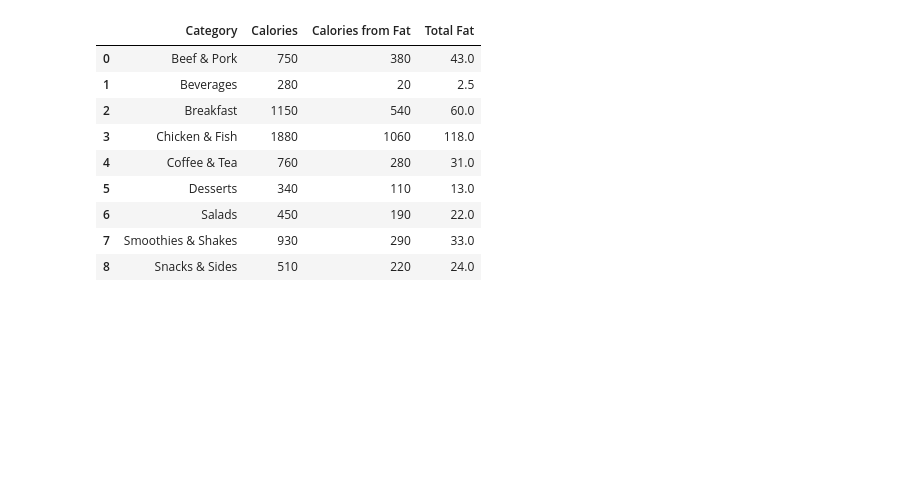
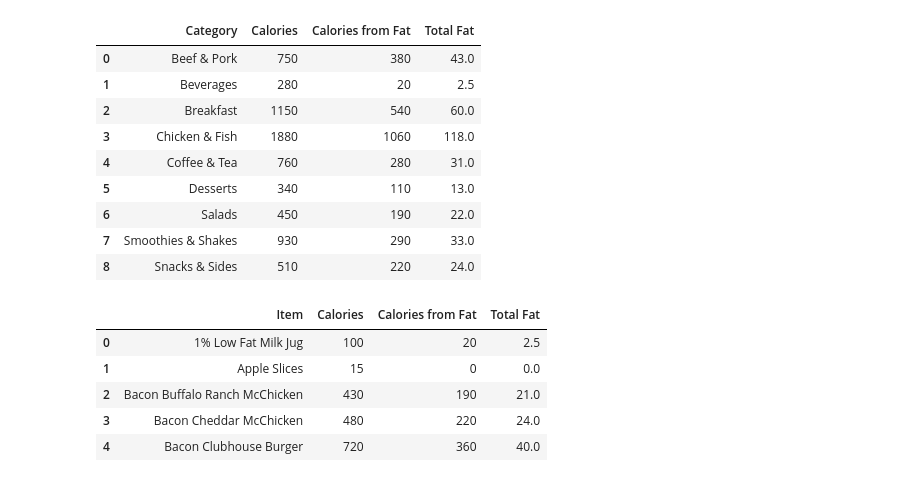
Before and after one commit to ipatel467/McDonald-s-Menu, a Jupyter notebook: Index.ipynb, the cells around one changed output. Drawn from its saved outputs; the diff is of its cells as text; code cells hidden in the pictures; blank space fills up the shorter version.

```diff
--- a/Index.ipynb
+++ b/Index.ipynb
@@ -248,3 +248,14 @@ df.groupby('Category').agg({'Calories':'max','Calories from Fat':'max','Total Fa
 | 6 | Salads | 450 | 190 | 22.0 |
 | 7 | Smoothies & Shakes | 930 | 290 | 33.0 |
 | 8 | Snacks & Sides | 510 | 220 | 24.0 |
+# %%
+fat_items = df.groupby('Item').agg({'Calories':'max','Calories from Fat':'max','Total Fat':'max'}).reset_index()
+# %%
+fat_items.head()
+# %% [output]
+|  | Item | Calories | Calories from Fat | Total Fat |
+| 0 | 1% Low Fat Milk Jug | 100 | 20 | 2.5 |
+| 1 | Apple Slices | 15 | 0 | 0.0 |
+| 2 | Bacon Buffalo Ranch McChicken | 430 | 190 | 21.0 |
+| 3 | Bacon Cheddar McChicken | 480 | 220 | 24.0 |
+| 4 | Bacon Clubhouse Burger | 720 | 360 | 40.0 |
```
Also changed, not shown: parts of 3 cells of this notebook.
